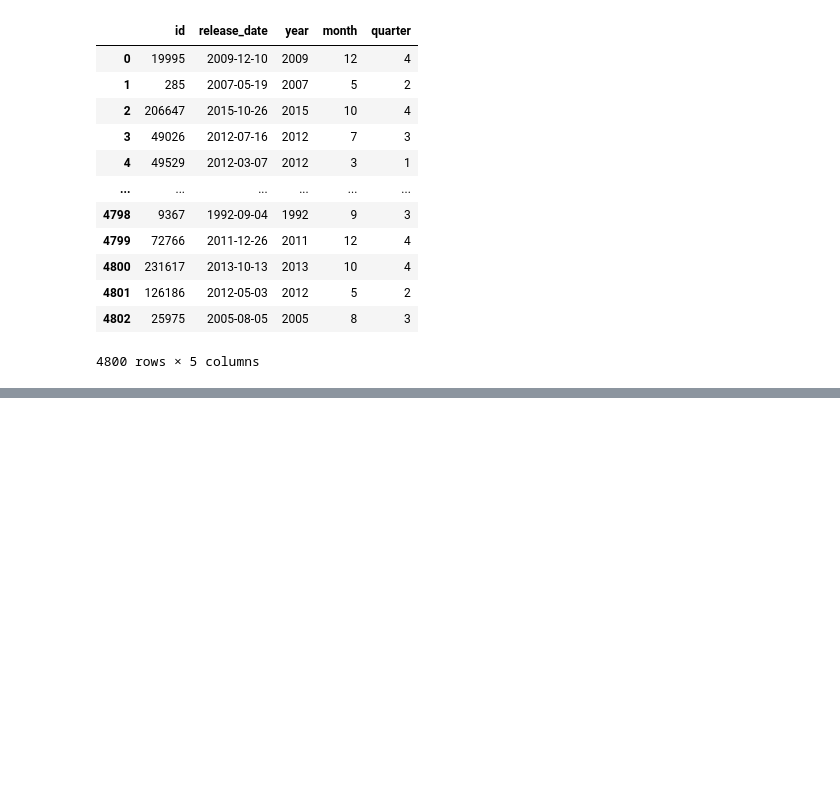
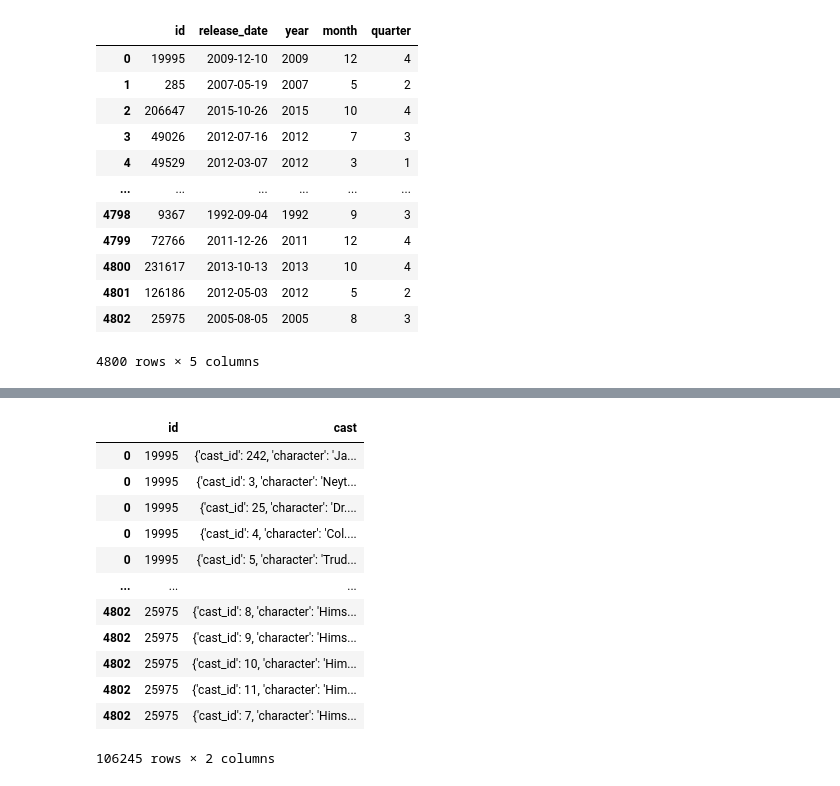
Before and after one commit to CarlotaMarto/Big_Data, a Jupyter notebook: midterm.ipynb, the cells around one changed output, grey strips where cells are left out. Drawn from its saved outputs; the diff is of its cells as text; code cells hidden in the pictures; blank space fills up the shorter version.

```diff
--- a/midterm.ipynb
+++ b/midterm.ipynb
@@ -156,0 +213,19 @@ dim_genres
+# %%
+df_combined['cast'] = df_combined['cast'].apply(ast.literal_eval)
+df_cast_exploded = df_combined[['id', 'cast']].explode('cast')
+df_cast_exploded = df_cast_exploded.dropna(subset=['cast'])
+df_cast_exploded
+# %% [output]
+|  | id | cast |
+| 0 | 19995 | {'cast_id': 242, 'character': 'Ja... |
+| 0 | 19995 | {'cast_id': 3, 'character': 'Neyt... |
+| 0 | 19995 | {'cast_id': 25, 'character': 'Dr.... |
+| 0 | 19995 | {'cast_id': 4, 'character': 'Col.... |
+| 0 | 19995 | {'cast_id': 5, 'character': 'Trud... |
+| ... | ... | ... |
+| 4802 | 25975 | {'cast_id': 8, 'character': 'Hims... |
+| 4802 | 25975 | {'cast_id': 9, 'character': 'Hims... |
+| 4802 | 25975 | {'cast_id': 10, 'character': 'Him... |
+| 4802 | 25975 | {'cast_id': 11, 'character': 'Him... |
+| 4802 | 25975 | {'cast_id': 7, 'character': 'Hims... |
+106245 rows × 2 columns
```
Also changed, not shown: parts of 13 cells of this notebook, 4 other files.
